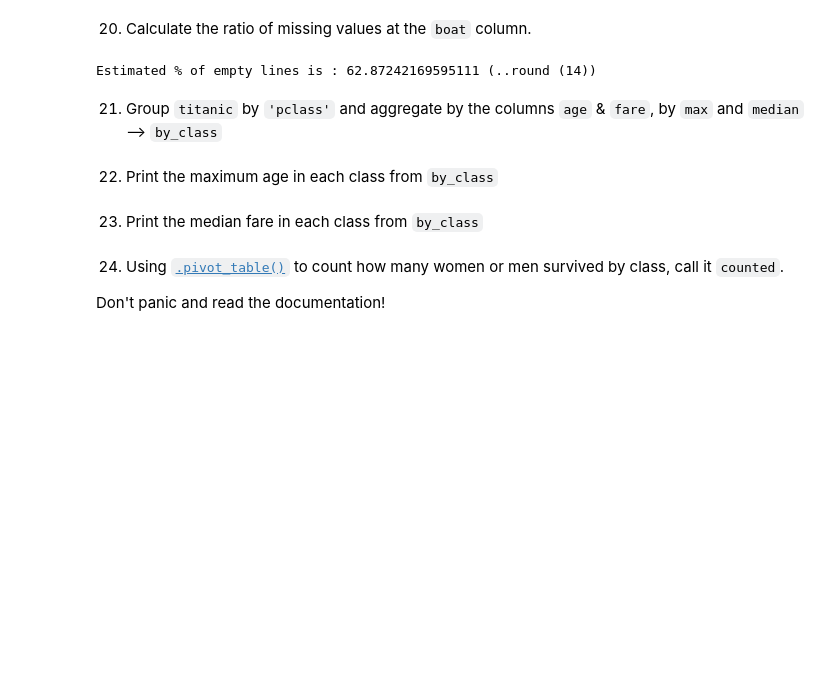
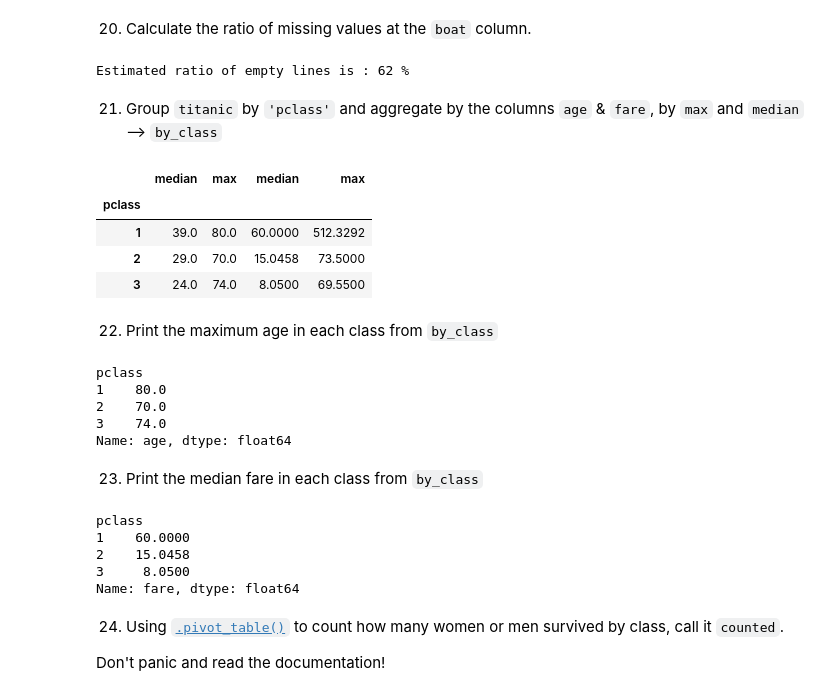
Before and after one commit to Jalex-Yestera/datascience-thebridge, a Jupyter notebook: week5/day5/exercises/pandas/titanic/Titanic-exercise.ipynb, the cells around one changed output. Cells and saved outputs as stored; diff of their text form; code cells hidden in the pictures; blank space fills up the shorter version.

Commit message:
titanic 80%

```diff
--- a/week5/day5/exercises/pandas/titanic/Titanic-exercise.ipynb
+++ b/week5/day5/exercises/pandas/titanic/Titanic-exercise.ipynb
@@ -435,9 +435,9 @@ another_drop
 # %%
 #your code
 dropped_boat = titanic.boat.dropna( axis= 0 )
-empty_lines = (len(titanic.boat) - len( dropped_boat ))*100/len(titanic.boat)
-print ("Estimated % of empty lines is :", empty_lines, "(..round (14))")
+empty_lines = ((len(titanic.boat) - len( dropped_boat ))*100//len(titanic.boat))
+print ("Estimated ratio of empty lines is :", empty_lines, "%")
 # %% [output]
-Estimated % of empty lines is : 62.87242169595111 (..round (14))
+Estimated ratio of empty lines is : 62 %
 # %% [markdown]
 21.  Group `titanic` by `'pclass'` and aggregate by the columns `age` & `fare`, by `max` and `median` --> `by_class`
@@ -446,11 +444,39 @@ Estimated % of empty lines is : 62.87242169595111 (..round (14))
+# %%
+#your code
+s = titanic.groupby ('pclass').age.agg(['median', 'max'])
+t = titanic.groupby ('pclass').fare.agg(['median', 'max'])
+by_class = pd.concat( [s, t],axis=1,ignore_index=False)
+by_class
+# %% [output]
+|  | median | max | median | max |
+| pclass |  |  |  |  |
+| 1 | 39.0 | 80.0 | 60.0000 | 512.3292 |
+| 2 | 29.0 | 70.0 | 15.0458 | 73.5000 |
+| 3 | 24.0 | 74.0 | 8.0500 | 69.5500 |
 # %% [markdown]
 22. Print the maximum age in each class from `by_class`
 # %%
 #your code
+viejunos = titanic.groupby ('pclass').age.max()
+viejunos
+# %% [output]
+pclass
+1    80.0
+2    70.0
+3    74.0
+Name: age, dtype: float64
 # %% [markdown]
 23. Print the median fare in each class from `by_class`
 # %%
 #your code
+hobbits = titanic.groupby ("pclass").fare.median()
+hobbits
+# %% [output]
+pclass
+1    60.0000
+2    15.0458
+3     8.0500
+Name: fare, dtype: float64
 # %% [markdown]
 24. Using [`.pivot_table()`](https://pandas.pydata.org/pandas-docs/stable/reference/api/pandas.pivot_table.html) to count how many women or men survived by class, call it `counted`.
 
```
Also changed, not shown: parts of 11 cells of this notebook.
